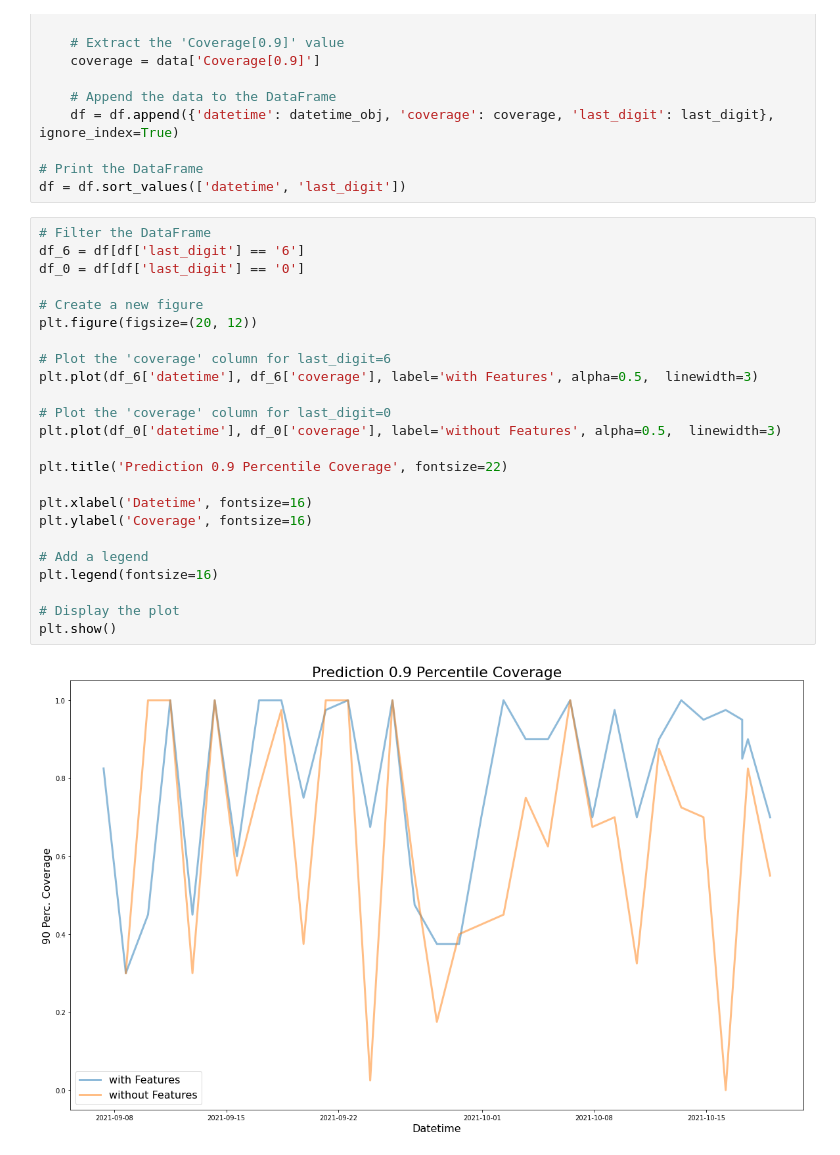
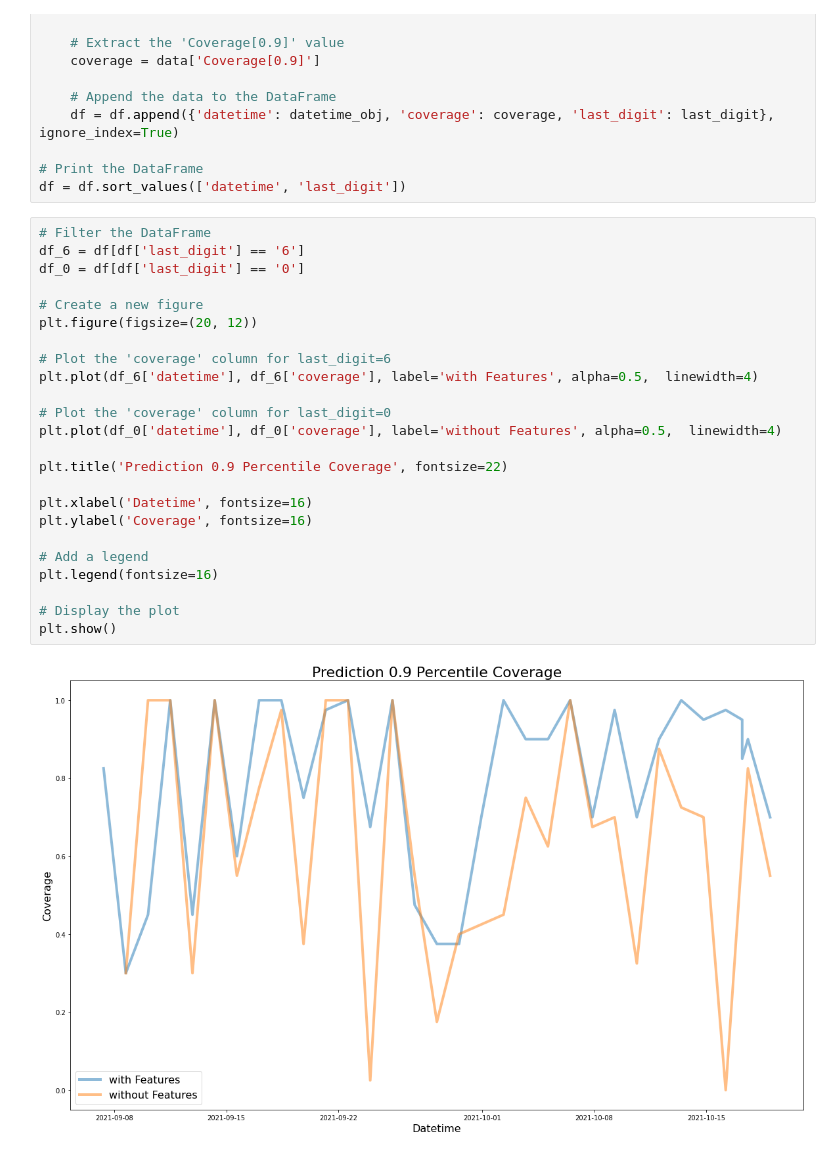
Before and after one commit to andrasfe/ethgas, a Jupyter notebook: compare_feature_vs_no_feature.ipynb, the cells around one changed output. Saved outputs shown, nothing was run; the diff lists cells and outputs as text.

```diff
--- a/compare_feature_vs_no_feature.ipynb
+++ b/compare_feature_vs_no_feature.ipynb
@@ -34,26 +34,26 @@ df = df.sort_values(['datetime', 'last_digit'])
 # %%
 # Filter the DataFrame
 df_6 = df[df['last_digit'] == '6']
 df_0 = df[df['last_digit'] == '0']
 
 # Create a new figure
 plt.figure(figsize=(20, 12))
 
 # Plot the 'coverage' column for last_digit=6
-plt.plot(df_6['datetime'], df_6['coverage'], label='with Features', alpha=0.5,  linewidth=3)
+plt.plot(df_6['datetime'], df_6['coverage'], label='with Features', alpha=0.5,  linewidth=4)
 
 # Plot the 'coverage' column for last_digit=0
-plt.plot(df_0['datetime'], df_0['coverage'], label='without Features', alpha=0.5,  linewidth=3)
+plt.plot(df_0['datetime'], df_0['coverage'], label='without Features', alpha=0.5,  linewidth=4)
 
 plt.title('Prediction 0.9 Percentile Coverage', fontsize=22)
 
 plt.xlabel('Datetime', fontsize=16)
 plt.ylabel('Coverage', fontsize=16)
 
 # Add a legend
 plt.legend(fontsize=16)
 
 # Display the plot
 plt.show()
 # %% [output]
-[figure, old version]
+[figure, new version]
```
Also changed, not shown: 3 other files.
